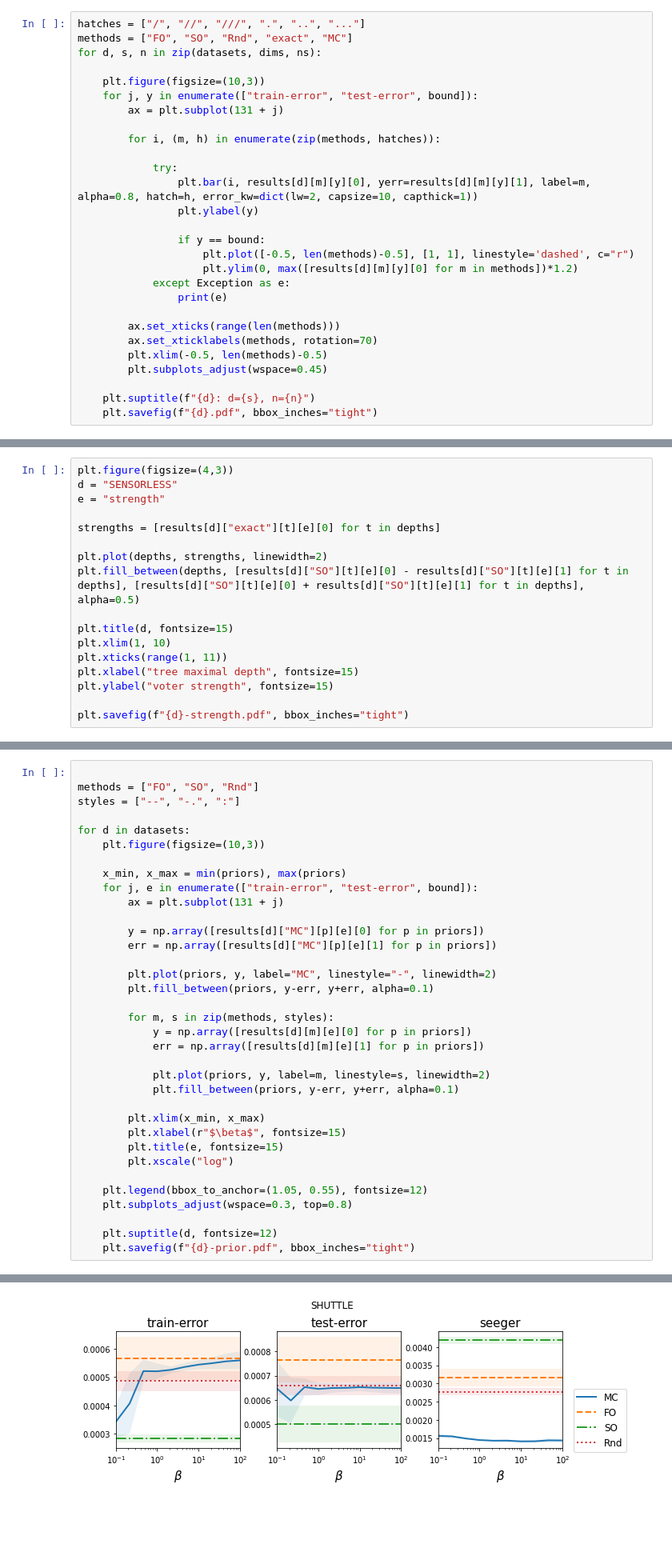
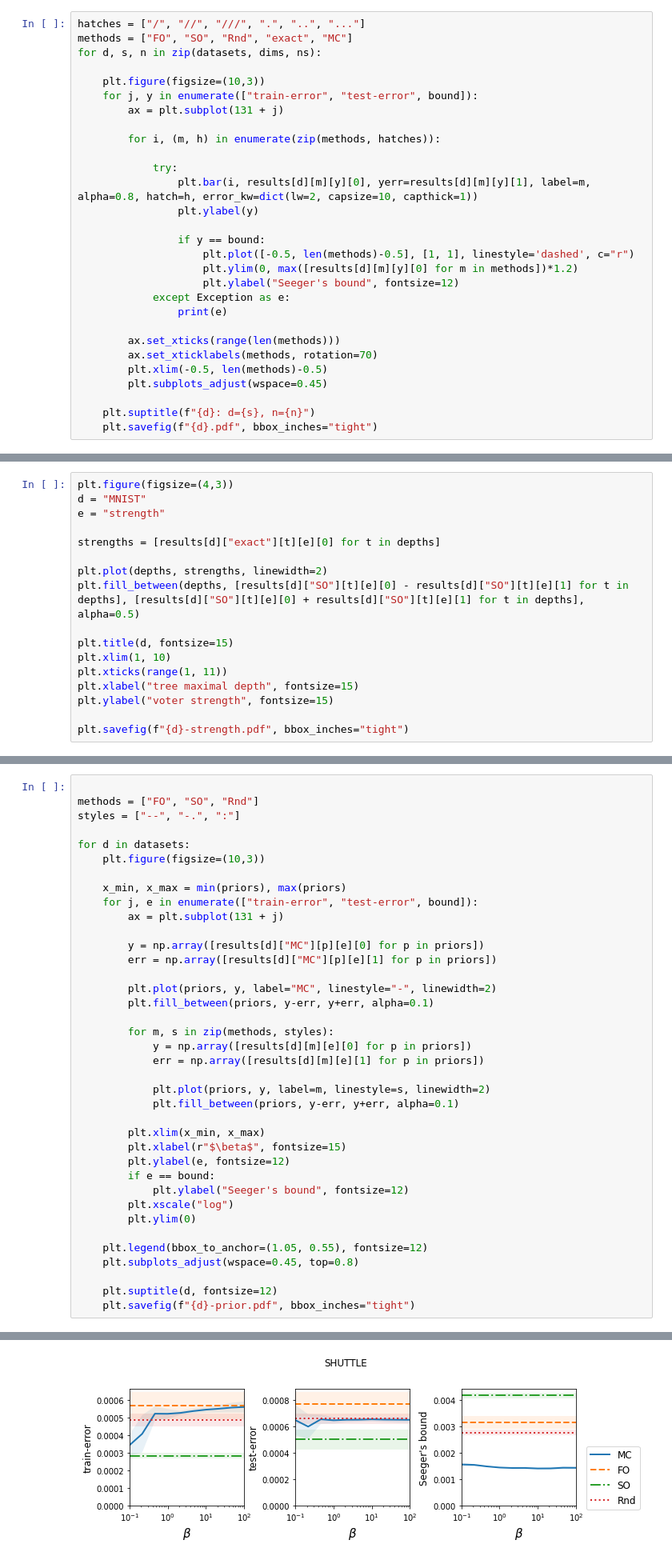
Before and after one commit to vzantedeschi/StocMV, a Jupyter notebook: notebooks/Real-Multic.ipynb, the cells around one changed output, grey strips where cells are left out. Shown at 80% size. Cells and saved outputs as stored; diff of their text form; blank space fills up the shorter version.

```diff
--- a/notebooks/Real-Multic.ipynb
+++ b/notebooks/Real-Multic.ipynb
@@ -60,6 +60,7 @@ for d, s, n in zip(datasets, dims, ns):
                 if y == bound:
                     plt.plot([-0.5, len(methods)-0.5], [1, 1], linestyle='dashed', c="r")
                     plt.ylim(0, max([results[d][m][y][0] for m in methods])*1.2)
+                    plt.ylabel("Seeger's bound", fontsize=12)
             except Exception as e:
                 print(e)
 
@@ -166,7 +169,7 @@ for d in ["PENDIGITS", "PROTEIN", "SENSORLESS", "MNIST"]:
                 print("Missing", load_dir, t)
 # %%
 plt.figure(figsize=(4,3))
-d = "SENSORLESS"
+d = "MNIST"
 e = "strength"
 
 strengths = [results[d]["exact"][t][e][0] for t in depths]
@@ -340,11 +343,14 @@ for d in datasets:
 
         plt.xlim(x_min, x_max)
         plt.xlabel(r"$\beta$", fontsize=15)
-        plt.title(e, fontsize=15)
+        plt.ylabel(e, fontsize=12)
+        if e == bound:
+            plt.ylabel("Seeger's bound", fontsize=12)
         plt.xscale("log")
+        plt.ylim(0)
 
     plt.legend(bbox_to_anchor=(1.05, 0.55), fontsize=12)
-    plt.subplots_adjust(wspace=0.3, top=0.8)
+    plt.subplots_adjust(wspace=0.45, top=0.8)
 
     plt.suptitle(d, fontsize=12)
     plt.savefig(f"{d}-prior.pdf", bbox_inches="tight")
@@ -354 +360 @@ for d in datasets:
-[figure, old version]
+[figure, new version]
```
Also changed, not shown: parts of 8 cells of this notebook, 20 other files.
